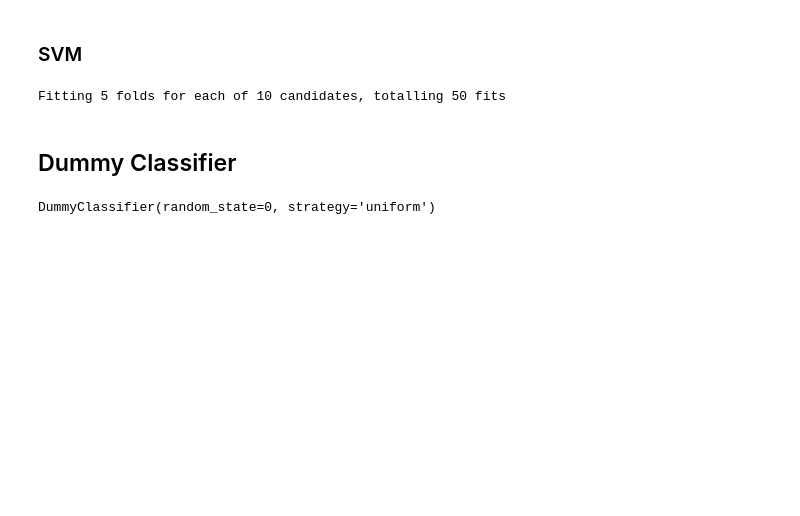
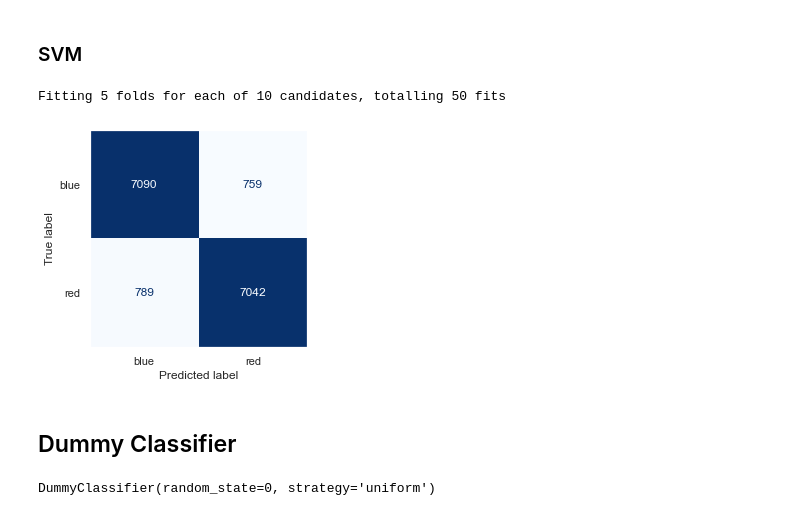
Before and after one commit to rmanaem/esports-prediction, a Jupyter notebook: src/training.ipynb, the cells around one changed output. Saved outputs shown, nothing was run; the diff lists cells and outputs as text; code cells hidden in the pictures; blank space fills up the shorter version.

```diff
--- a/src/training.ipynb
+++ b/src/training.ipynb
@@ -213,9 +221,12 @@ svm = rand_param_search(X_trn, y_trn, svm, param_grid)
 # %% [output]
 Fitting 5 folds for each of 10 candidates, totalling 50 fits
 # %%
-plot_data(X_trn[indices], y_trn[indices])
-plot_rf_prediction(svm.best_estimator_)
-plot_decision_function(svm)
+# plot_data(X_trn[indices], y_trn[indices])
+# plot_rf_prediction(svm.best_estimator_)
+# plot_decision_function(svm)
+plot_confusion_matrix(svm.best_estimator_, X_trn, y_trn)
+# %% [output]
+[figure, added]
 # %% [markdown]
 ## Dummy Classifier
 # %%
```
Also changed, not shown: parts of 10 cells of this notebook, 20 other files.
